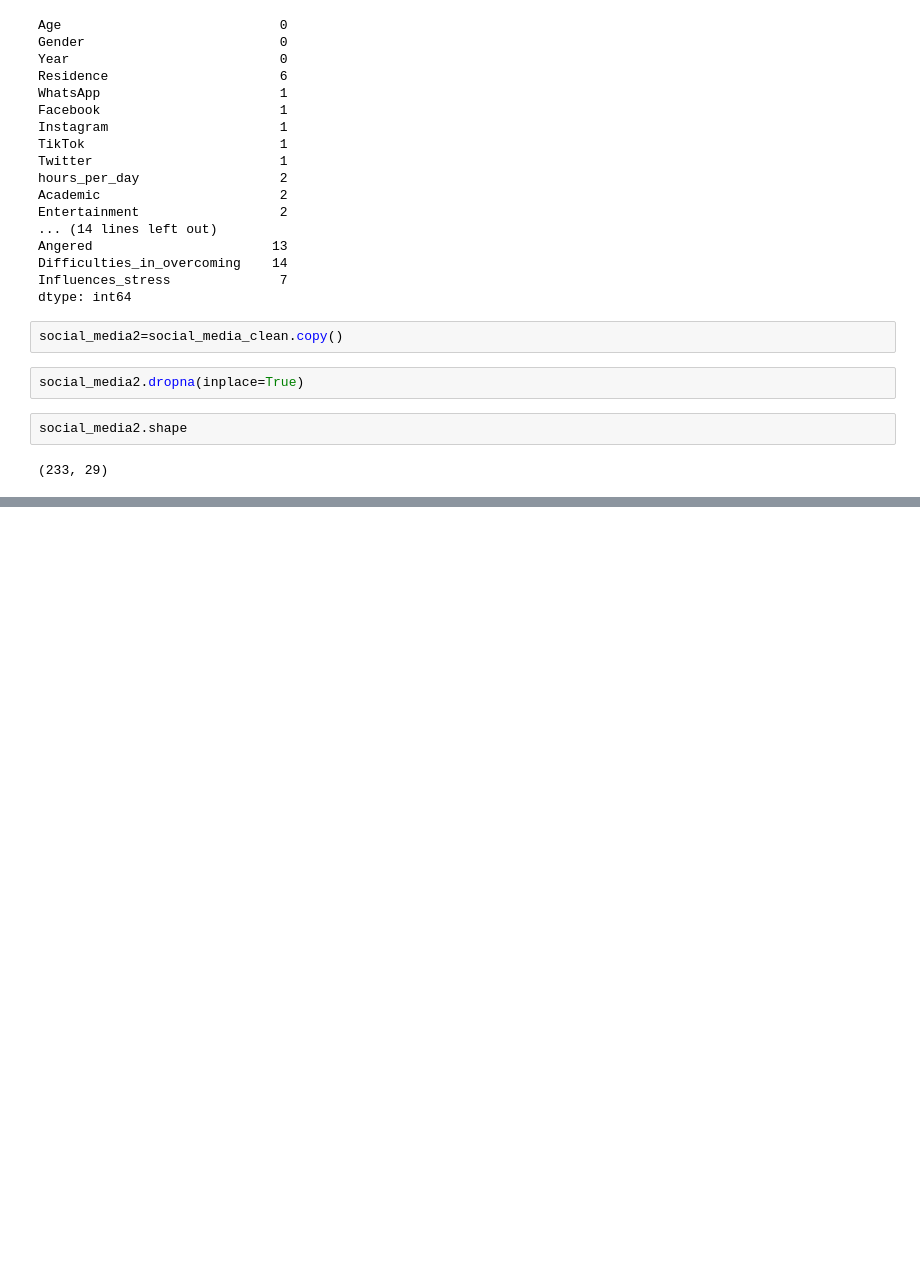
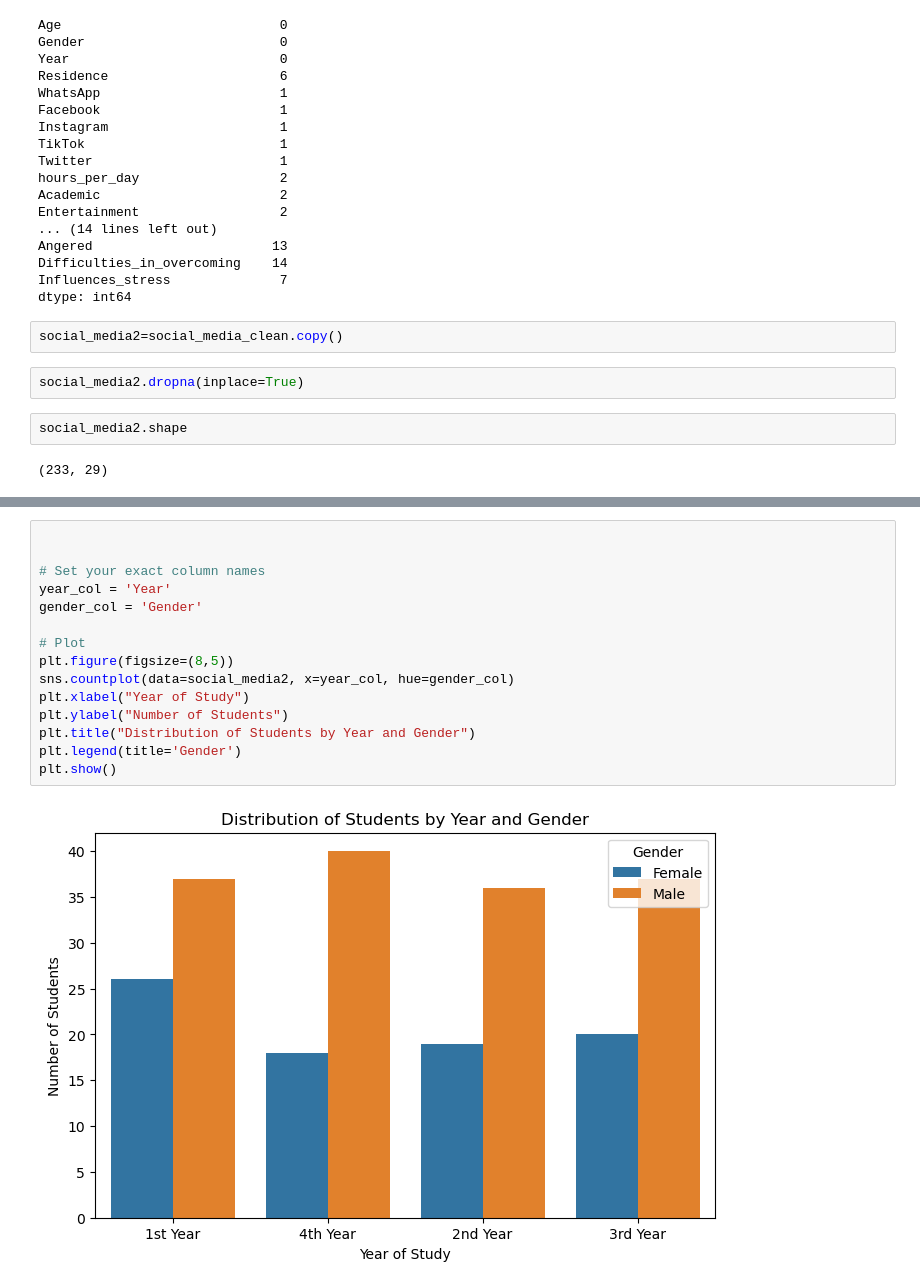
Before and after one commit to boaz-nya/stress_levels_project, a Jupyter notebook: data_cleaning.ipynb, the cells around one changed output, grey strips where cells are left out. Cells and saved outputs as stored; diff of their text form; blank space fills up the shorter version.

```diff
--- a/data_cleaning.ipynb
+++ b/data_cleaning.ipynb
@@ -260,0 +403,17 @@ social_media2.shape
+# %%
+
+
+# Set your exact column names
+year_col = 'Year'
+gender_col = 'Gender'
+
+# Plot
+plt.figure(figsize=(8,5))
+sns.countplot(data=social_media2, x=year_col, hue=gender_col)
+plt.xlabel("Year of Study")
+plt.ylabel("Number of Students")
+plt.title("Distribution of Students by Year and Gender")
+plt.legend(title='Gender')
+plt.show()
+# %% [output]
+[figure, added]
```
Also changed, not shown: parts of 36 cells of this notebook.
